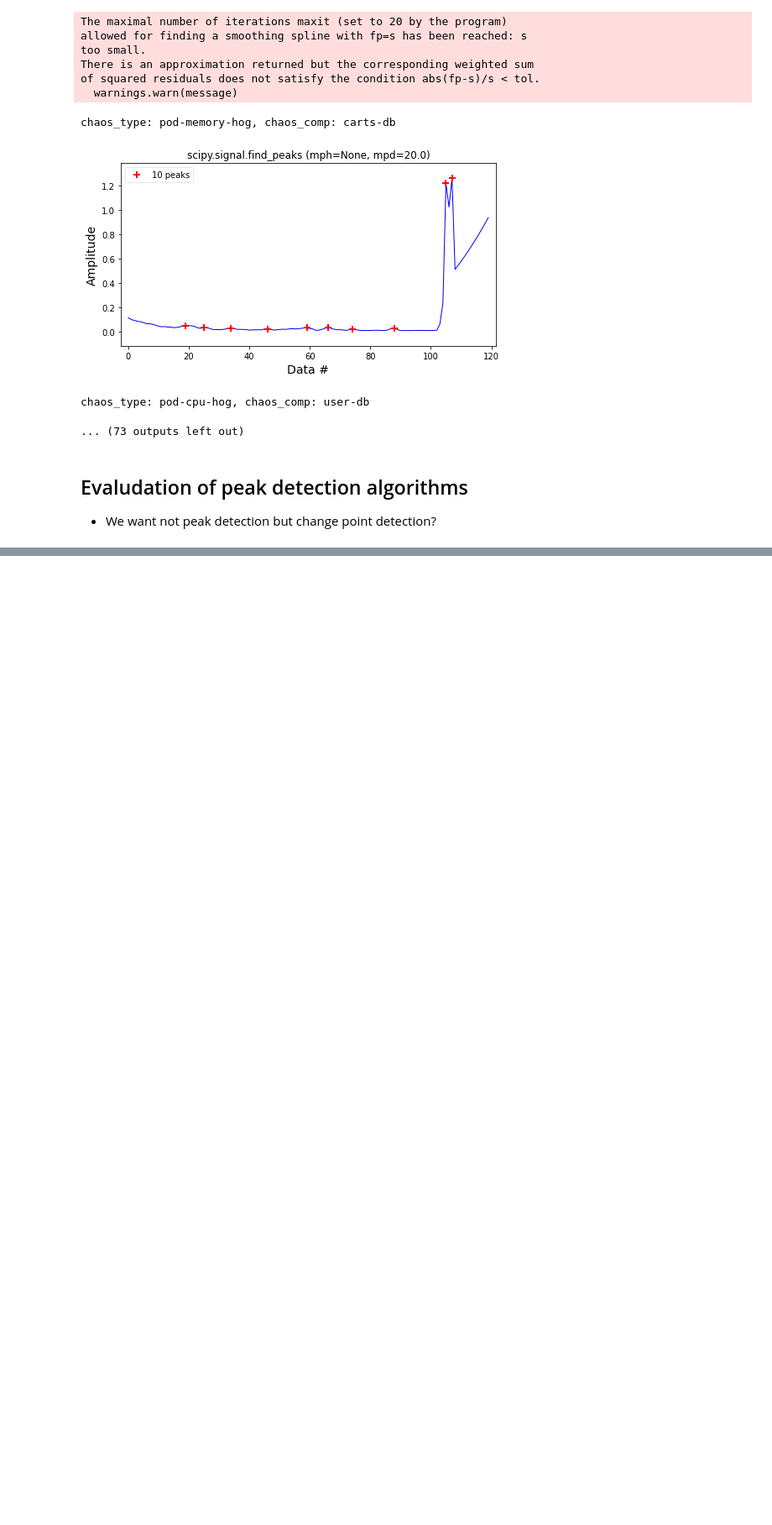
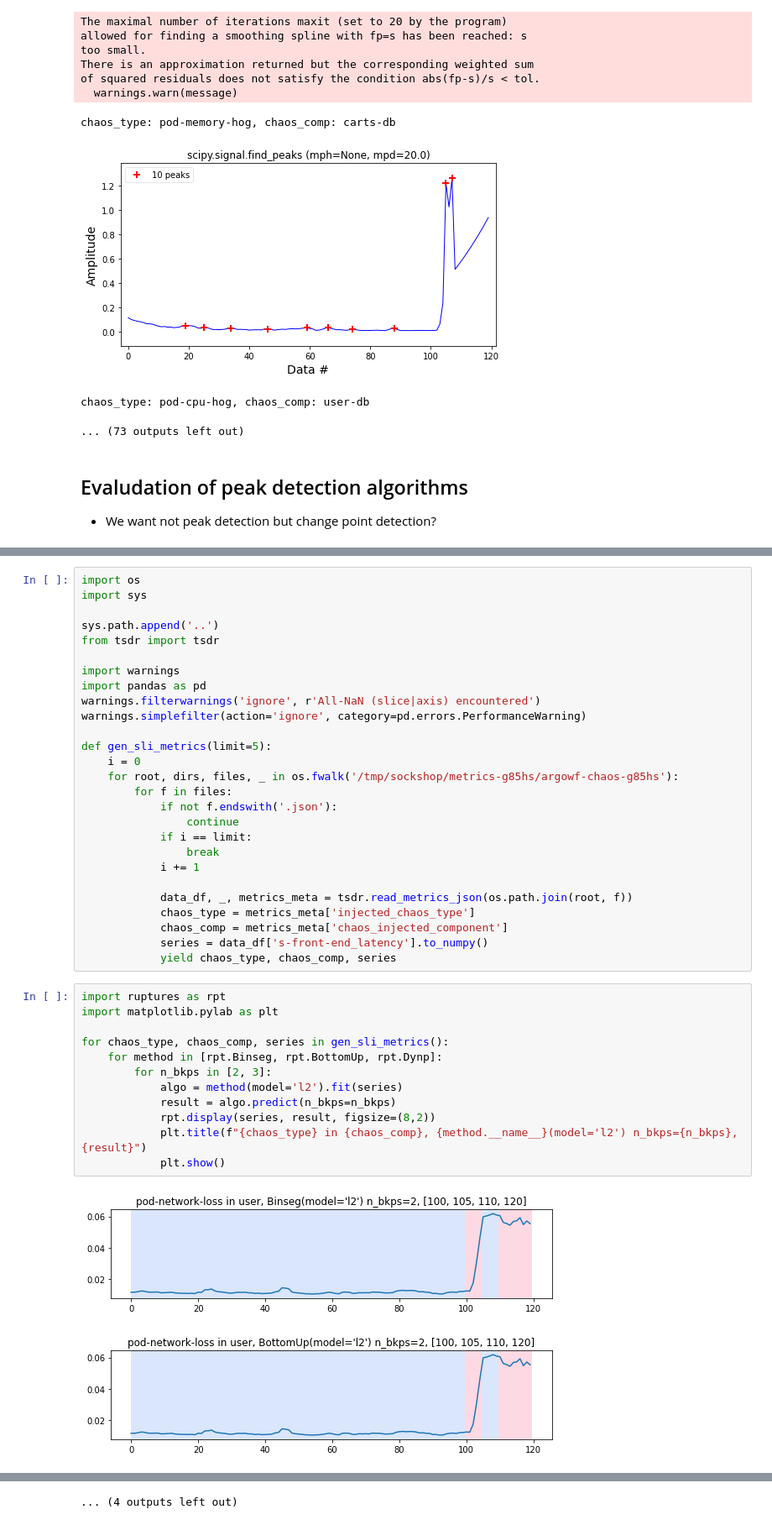
Before and after one commit to ai4sre/meltria-analyzer, a Jupyter notebook: notebooks/eval_dataset.ipynb, the cells around one changed output, grey strips where cells are left out. Shown at 84% size. Drawn from its saved outputs; the diff is of its cells as text; blank space fills up the shorter version.

```diff
--- a/notebooks/eval_dataset.ipynb
+++ b/notebooks/eval_dataset.ipynb
@@ -157,0 +208,42 @@ chaos_type: pod-cpu-hog, chaos_comp: user-db
+# %%
+import os
+import sys
+
+sys.path.append('..')
+from tsdr import tsdr
+
+import warnings
+import pandas as pd
+warnings.filterwarnings('ignore', r'All-NaN (slice|axis) encountered')
+warnings.simplefilter(action='ignore', category=pd.errors.PerformanceWarning)
+
+def gen_sli_metrics(limit=5):
+    i = 0
+    for root, dirs, files, _ in os.fwalk('/tmp/sockshop/metrics-g85hs/argowf-chaos-g85hs'):
+        for f in files:
+            if not f.endswith('.json'):
+                continue
+            if i == limit:
+                break
+            i += 1
+
+            data_df, _, metrics_meta = tsdr.read_metrics_json(os.path.join(root, f))
+            chaos_type = metrics_meta['injected_chaos_type']
+            chaos_comp = metrics_meta['chaos_injected_component']
+            series = data_df['s-front-end_latency'].to_numpy()
+            yield chaos_type, chaos_comp, series
+# %%
+import ruptures as rpt
+import matplotlib.pylab as plt
+
+for chaos_type, chaos_comp, series in gen_sli_metrics():
+    for method in [rpt.Binseg, rpt.BottomUp, rpt.Dynp]:
+        for n_bkps in [2, 3]:
+            algo = method(model='l2').fit(series)
+            result = algo.predict(n_bkps=n_bkps)
+            rpt.display(series, result, figsize=(8,2))
+            plt.title(f"{chaos_type} in {chaos_comp}, {method.__name__}(model='l2') n_bkps={n_bkps}, {result}")
+            plt.show()
+# %% [output]
+[figure, added]
+[figure, added]
@@ -157,0 +260 @@ chaos_type: pod-cpu-hog, chaos_comp: user-db
+... (4 outputs left out)
```
Also changed, not shown: parts of 4 cells of this notebook.
